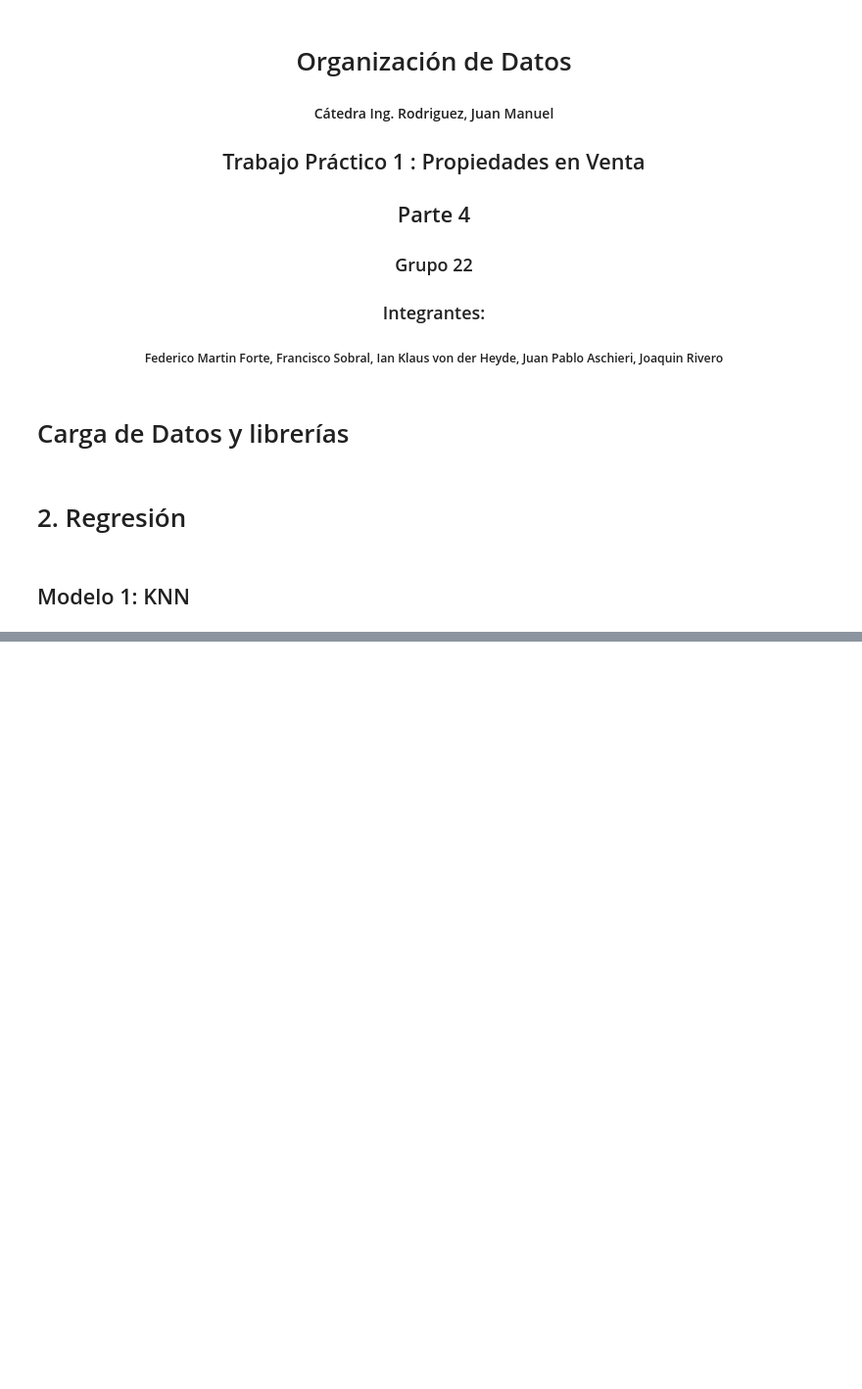
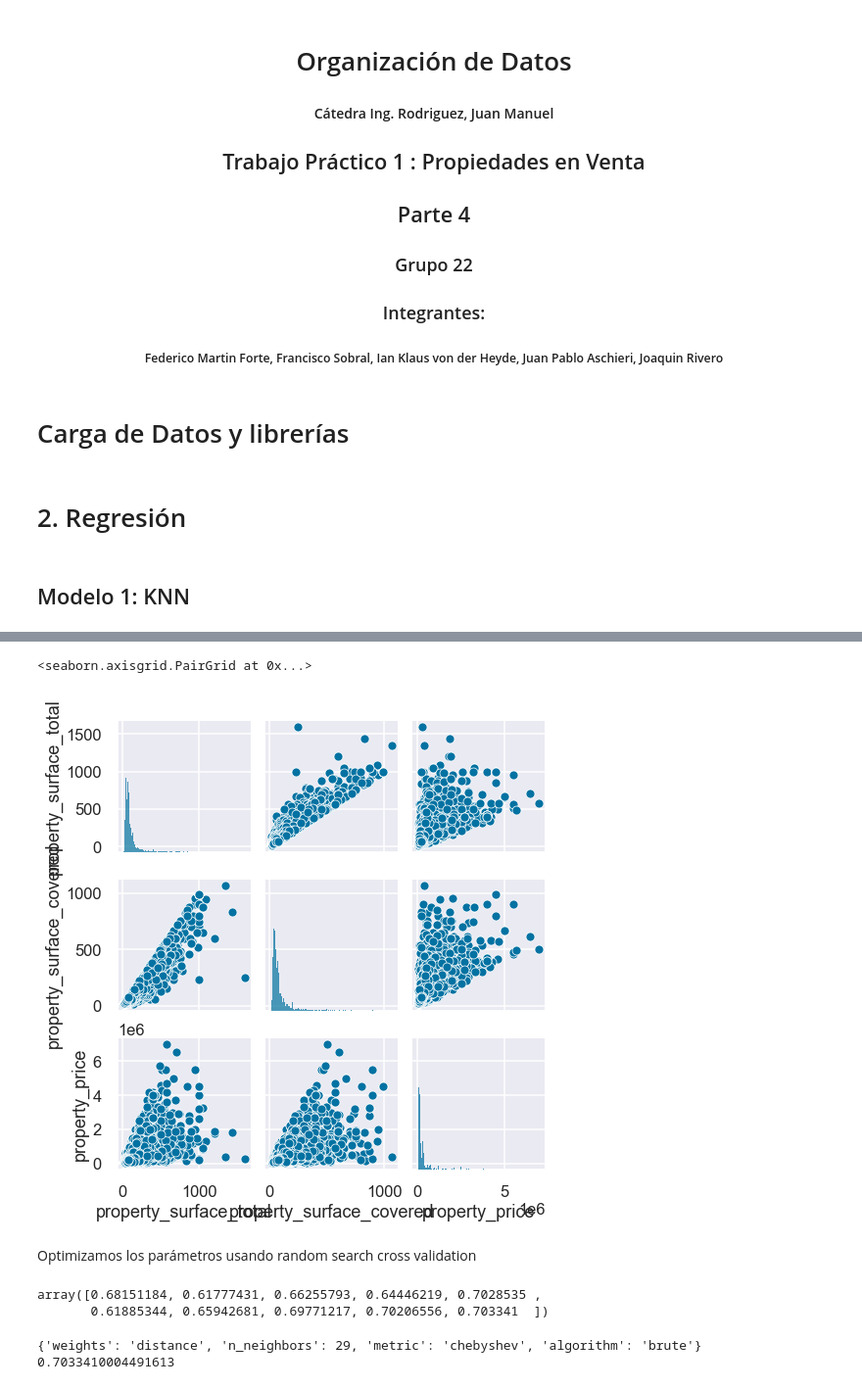
Before and after one commit to iankvdh/Organizacion-de-Datos-2C2022-GRUPO22, a Jupyter notebook: 7506R_TP1_GRUPO22_ENTREGA_REGRESION.ipynb, the cells around one changed output, grey strips where cells are left out. Shown at 98% size. Saved outputs shown, nothing was run; the diff lists cells and outputs as text; code cells hidden in the pictures; blank space fills up the shorter version.

```diff
--- a/7506R_TP1_GRUPO22_ENTREGA_REGRESION.ipynb
+++ b/7506R_TP1_GRUPO22_ENTREGA_REGRESION.ipynb
@@ -35,0 +85,38 @@ poly = gp.read_file(r'./Datasets/barrios_procesados.geojson')
+# %%
+#Grafico de a pares incluyendo variable a predecir
+xy_train_sin_outliers = pd.concat([X_train, y_train], axis=1)
+sns.pairplot(xy_train_sin_outliers)
+# %% [output]
+<seaborn.axisgrid.PairGrid at 0x...>
+[figure, added]
+# %% [markdown]
+Optimizamos los parámetros usando random search cross validation
+# %%
+from sklearn.model_selection import RandomizedSearchCV
+
+#Grilla de Parámetros
+params_grid={ 'n_neighbors':range(1,30),
+              'weights':['distance','uniform'],
+              'algorithm':['ball_tree', 'kd_tree', 'brute'],
+              'metric':['euclidean','manhattan','chebyshev']
+             }
+
+#Clasificador KNN
+knn=KNeighborsRegressor()
+
+#Random Search con 10 Folds y 10 iteraciones
+rand = RandomizedSearchCV(knn, params_grid, cv=10, scoring='r2', n_iter=10, random_state=5)
+
+rand.fit(X_train, y_train)
+rand.cv_results_['mean_test_score']
+# %% [output]
+array([0.68151184, 0.61777431, 0.66255793, 0.64446219, 0.7028535 ,
+       0.61885344, 0.65942681, 0.69771217, 0.70206556, 0.703341  ])
+# %%
+#Mejores hiperparametros
+print(rand.best_params_)
+#Mejor métrica
+print(rand.best_score_)
+# %% [output]
+{'weights': 'distance', 'n_neighbors': 29, 'metric': 'chebyshev', 'algorithm': 'brute'}
+0.7033410004491613
```
Also changed, not shown: parts of 35 cells of this notebook, 1 other file.
